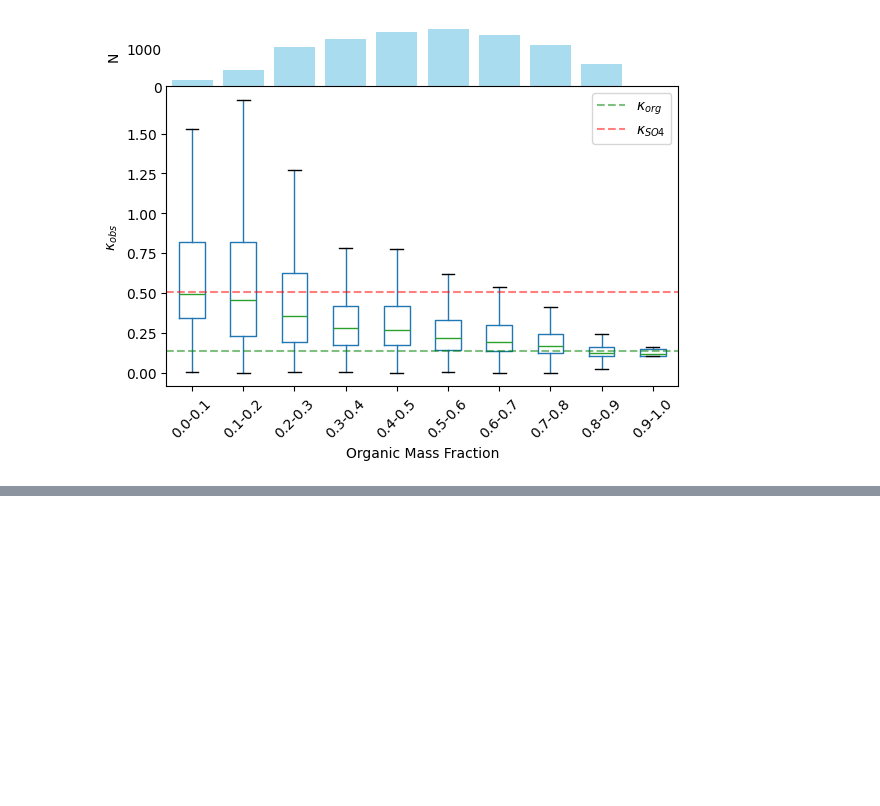
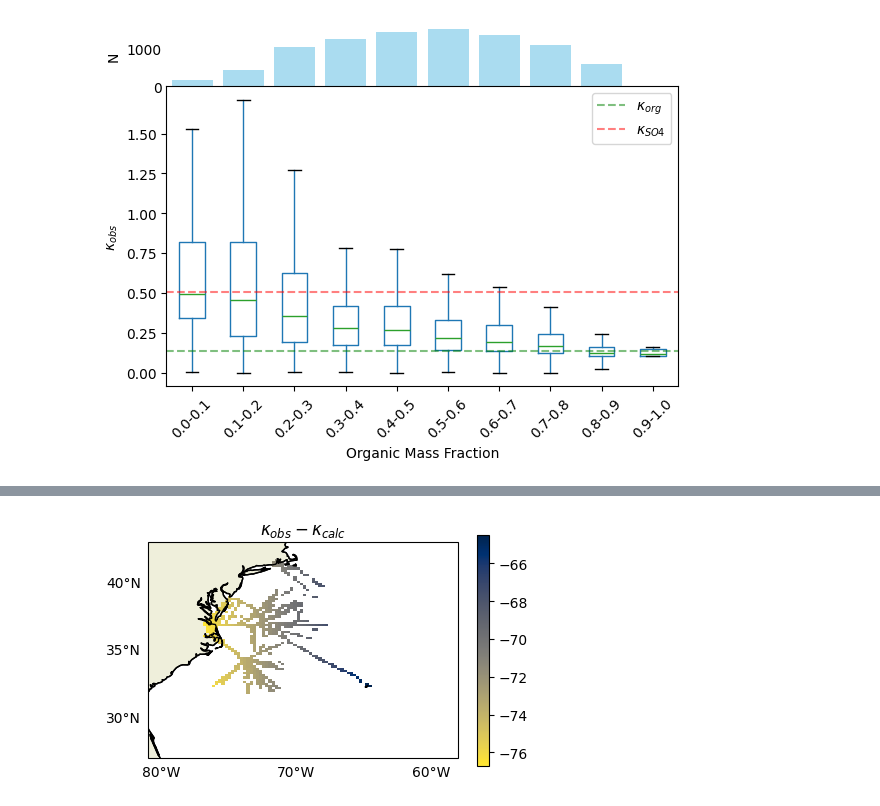
Before and after one commit to csoloff/ACTIVATE_CCN_closure, a Jupyter notebook: scripts/04_plots.ipynb, the cells around one changed output, grey strips where cells are left out. Drawn from its saved outputs; the diff is of its cells as text; code cells hidden in the pictures; blank space fills up the shorter version.

Commit message:
Starting to segment data by season

```diff
--- a/scripts/04_plots.ipynb
+++ b/scripts/04_plots.ipynb
@@ -116,0 +104,11 @@ plt.scatter(d['OMF'], d['k_obs'], s=.5)
+# %%
+df_winter = d[d['Time_Mid'].dt.month.isin([11, 12, 1, 2, 3, 4])]
+df_spring = d[d['Time_Mid'].dt.month.isin([5, 6]) & (np.logical_not((d['Time_Mid'].dt.month.isin([6])) & (d['Time_Mid'].dt.year.isin([2022]))))]
+df_summer = d[d['Time_Mid'].dt.month.isin([8, 9])]
+df_bermuda = d[(d['Time_Mid'].dt.month.isin([6])) & (d['Time_Mid'].dt.year.isin([2022]))]
+# %%
+d_seg = [df_winter, df_spring, df_summer, df_bermuda]
+# %%
+count = 0
+for i in range(0,len(d_seg)):
+    count += len(d_seg[i])
@@ -116,0 +121,2 @@ plt.scatter(d['OMF'], d['k_obs'], s=.5)
+# %%
+for i in range(0,4):
@@ -116,0 +125,79 @@ plt.scatter(d['OMF'], d['k_obs'], s=.5)
+# %%
+
+
+# Example data loading
+# data = pd.read_csv('path_to_your_1hz_data.csv')  # Assuming your data is in a CSV file
+# For this example, let's create some mock data
+
+'''
+np.random.seed(0)
+num_points = 10000
+data = pd.DataFrame({
+    'Latitude': np.random.uniform(35, 50, num_points),  # Latitudes between 35 and 50
+    'Longitude': np.random.uniform(-80, -50, num_points),  # Longitudes between -80 and -50
+    'Time': pd.date_range(start='2023-01-01', periods=num_points, freq='H')  # 1 Hz data over a period
+})
+'''
+for d_1 in d_seg:
+
+    # Set up the map projection and plot area
+    fig, ax = plt.subplots(figsize=(5,3), subplot_kw={'projection': ccrs.PlateCarree()})
+
+    plt_key = ['Longitude', 'k', 'CO_ppm']
+    cmap_labels = [r'$\kappa _{obs} - \kappa _{calc}$', r'$\kappa _{calc}$', 'CO [ppm]']
+
+    i=0
+    data = d_1.dropna(subset=['Longitude', 'Latitude', plt_key[i]])
+
+    # Define the grid resolution
+    lat_bins = np.linspace(27, 43, 100)  # 50 bins from 35 to 50 degrees latitude
+    lon_bins = np.linspace(-81, -58, 100)  # 60 bins from -80 to -50 degrees longitude
+
+    # Bin the data into the grid
+    data['LatBin'] = np.digitize(data['Latitude'], lat_bins)
+    data['LonBin'] = np.digitize(data['Longitude'], lon_bins)
+
+    # Calculate the mean time for each grid cell
+    grid = data.groupby(['LatBin', 'LonBin']).agg({plt_key[i]: 'median'}).reset_index()
+    #grid['k_obs'] = grid['k_obs']  # Convert time to integer for plotting
+
+    # Create a 2D array of the grid
+    time_grid = np.full((len(lat_bins), len(lon_bins)), np.nan)
+    time_grid[grid['LatBin'] - 1, grid['LonBin'] - 1] = grid[plt_key[i]]
+
+
+    #ax=axes[i]
+    ax.set_extent([-81, -58, 27, 43], crs=ccrs.PlateCarree())
+
+    # Add map features
+    ax.add_feature(cfeature.COASTLINE)
+    #ax.add_feature(cfeature.BORDERS, linestyle=':')
+    ax.add_feature(cfeature.LAND, edgecolor='black')
+    #ax.add_feature(cfeature.OCEAN, edgecolor='black')
+    #ax.add_feature(cfeature.LAKES, edgecolor='black', alpha=0.5)
+    #ax.add_feature(cfeature.RIVERS)
+
+    # Plot the heatmap
+    lon_grid, lat_grid = np.meshgrid(lon_bins, lat_bins)
+    c = ax.pcolormesh(lon_grid, lat_grid, time_grid, cmap='cividis_r', transform=ccrs.PlateCarree())
+    ax.set_title(cmap_labels[i])
+    # Add a colorbar
+    cbar = plt.colorbar(c, ax=ax, orientation='vertical')
+    #cbar.set_label(cmap_labels[i])
+
+    # Add grid lines
+    gl = ax.gridlines(draw_labels=True, dms=True, x_inline=False, y_inline=False)
+    gl.top_labels = False
+    gl.right_labels = False
+    gl.xlocator = mticker.FixedLocator([-80, -70, -60])  # Longitude labels every 5 degrees
+    gl.ylocator = mticker.FixedLocator([30, 35, 40])  # Latitude labels every 5 degrees
+
+    gl.xlines = False
+    gl.ylines = False
+
+    # Set title
+    #ax.set_title('Northwest Atlantic Sampling Heatmap by Time')
+
+    # Show the plot
+    #plt.savefig('../figures/k_obs_map_diff.png', dpi=1000)
+# %% [output]
@@ -116,0 +221 @@ plt.scatter(d['OMF'], d['k_obs'], s=.5)
+[figure, added]
```
Also changed, not shown: parts of 14 cells of this notebook.
